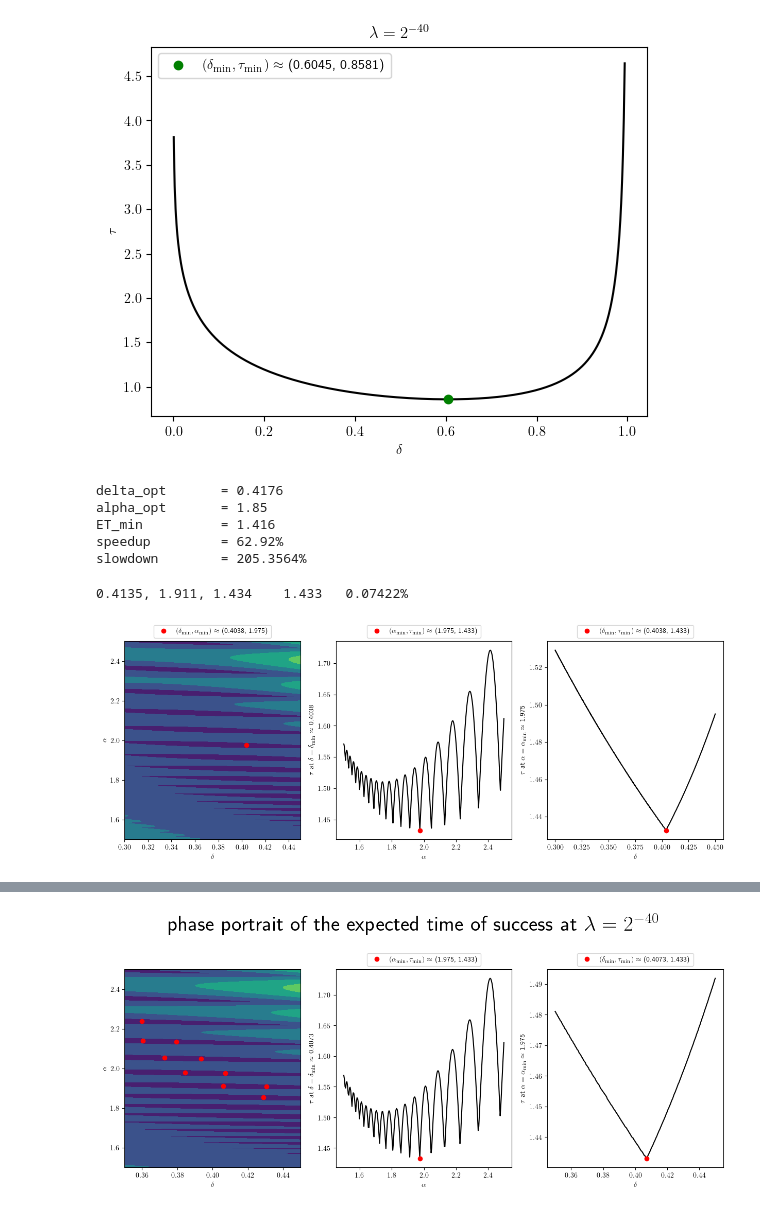
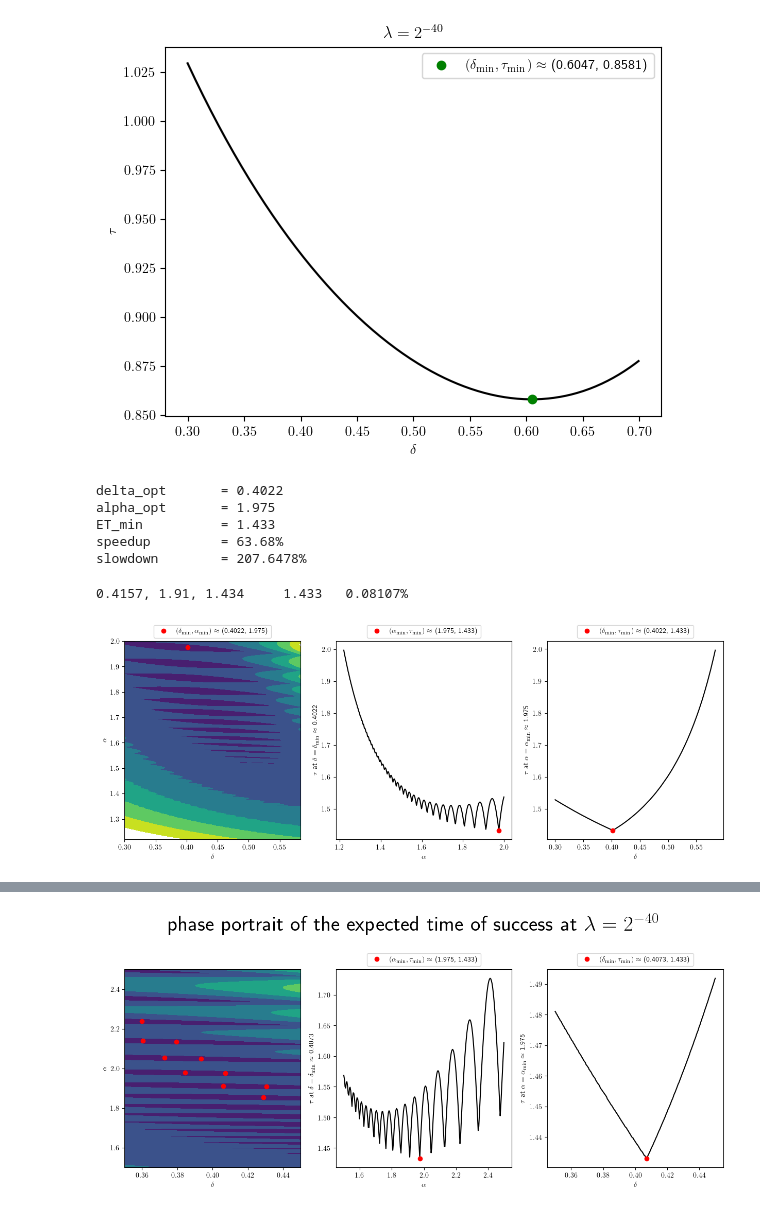
Before and after one commit to akos-nagy/FPGAS_for_QUBO, a Jupyter notebook: code/optimal_deltas.ipynb, the cells around one changed output, grey strips where cells are left out. Drawn from its saved outputs; the diff is of its cells as text; code cells hidden in the pictures.

```diff
--- a/code/optimal_deltas.ipynb
+++ b/code/optimal_deltas.ipynb
@@ -7,7 +7,7 @@ plt.rc("text", usetex=True)
 plt.rc("text.latex", preamble=r"\usepackage{nicefrac}")
 plt.rc("font", size=10)
 # %%
-n = 20
+n = 40
 ratio = 2**(- n)
 sq_one_minus_ratio = np.sqrt(1 - ratio)
 sq_ratio = np.sqrt(ratio)
@@ -20,7 +20,7 @@ Grover_expected_times = sq_ratio * l / np.square(np.sin((2 * l + 1) * np.arcsin(
 inv_log_step = 10
 step = 2**(- inv_log_step)
 
-deltas = np.arange(step, 1, step)
+deltas = np.arange(0.3, 0.7, step)
 R = np.arccosh(1 / deltas)
 #L0 = np.array(np.ceil(np.arccosh(1 / deltas) / np.arccosh(1 / sq_one_minus_ratio)), dtype=int) >> 1
 L0 = np.ceil(R / (2 * np.arccosh(1 / sq_one_minus_ratio)) - 1/2)
@@ -54,11 +54,11 @@ plt.plot(delta_min, expected_times_min, "go", label = r"$\left( \delta_{\min}, \
 plt.legend()
 plt.show()
 # %% [output]
-[figure, old version]
+[figure, new version]
 # %%
-log_delta_test = 10
-log_alpha_test = 18
-n = 15
+log_delta_test = 9
+log_alpha_test = 17
+n = 40
 
 delta_test = 2**log_delta_test
 alpha_test = 2**log_alpha_test
@@ -109,49 +109,46 @@ ET_old = 9 * np.sqrt(ratio) / (2 * np.sin(2 * np.arcsin(sq_ratio))) # -> 9 / 4
 
 print(f"delta_opt\t= {delta_opt:.4}\nalpha_opt\t= {alpha_opt:.4}\nET_min\t\t= {ET_min:.4}\nspeedup\t\t= {(ET_min / ET_old):.2%}\nslowdown\t= {(ET_min / min(Grover_expected_times)):.4%}")
 # %% [output]
-delta_opt       = 0.4176
-alpha_opt       = 1.85
-ET_min          = 1.416
-speedup         = 62.92%
-slowdown        = 205.3564%
+delta_opt       = 0.4022
+alpha_opt       = 1.975
+ET_min          = 1.433
+speedup         = 63.68%
+slowdown        = 207.6478%
 # %%
 i1, j1 = np.unravel_index(expected_times[:, alpha_range < alpha_opt * 0.999].argmin(), expected_times[:, alpha_range < alpha_opt * 0.999].shape)
 print(f"{delta_range[i1]:.4}, {alpha_range[j1]:.4}, {expected_times[i1, j1]:.4}\t{ET_min:.4}\t{(expected_times[i1, j1] / ET_min - 1):.5%}")
 # %% [output]
-0.4135, 1.911, 1.434    1.433   0.07422%
+0.4157, 1.91, 1.434     1.433   0.08107%
 # %%
 cut_off = 2
 
 fig, axs = plt.subplots(nrows=1, ncols=3, sharey=False, figsize=(15, 5))
 
 #fig.suptitle(f"phase portrait of the expected time of success at " + r"$\lambda = 2^{-40}$",  y=1.1, fontsize=30)
 
 axs[0].contourf(delta_range[expected_times[:, j0] < cut_off], alpha_range[expected_times[i0] < cut_off], expected_times.T[np.ix_(expected_times[i0] < cut_off, expected_times[:, j0] < cut_off)], levels=np.round(np.arange(np.floor(ET_min*10) / 10, cut_off, 0.1), 1))
 axs[0].set(xlabel=r"$\delta$",
             ylabel=r"$\alpha$")
 axs[0].plot(delta_opt, alpha_opt, "ro", label = r"$\left( \delta_{\min},\alpha_{\min} \right) \approx$" + f" ({delta_opt:.4}, {alpha_opt:.4})")
 #axs[0].plot(delta_range[i1], alpha_range[j1], "yo", label = r"$\left( \delta_{\min^*}, \alpha_{\min^*} \right) \approx$" + f" ({delta_range[i1]:.4}, {alpha_range[j1]:.4})")
 axs[0].legend(bbox_to_anchor = (0.5, 1.1), loc = "upper center")
 
-#axs[1].plot(alpha_range[expected_times[i0] < cut_off],
-#            expected_times[i0][expected_times[i0] < cut_off],
-#            color="black")
-axs[1].plot(alpha_range,
-            expected_times[i0],
+axs[1].plot(alpha_range[expected_times[i0] < cut_off],
+            expected_times[i0][expected_times[i0] < cut_off],
             color="black")
 axs[1].plot(alpha_opt, ET_min, "ro", label = r"$\left( \alpha_{\min}, \tau_{\min} \right) \approx$" + f" ({alpha_opt:.4}, {ET_min:.4})")
 axs[1].set(xlabel=r"$\alpha$",
             ylabel=r"$\tau$" + f" at " + r"$\delta = \delta_{\min} \approx$" + f" {delta_opt:.4}")
 axs[1].legend(bbox_to_anchor = (0.5, 1.1), loc = "upper center")
 
 axs[2].plot(delta_range[expected_times[:, j0] < cut_off],
             expected_times[:, j0][expected_times[:, j0] < cut_off],
             color="black")
 axs[2].plot(delta_opt, ET_min, "ro", label = r"$\left( \delta_{\min}, \tau_{\min} \right) \approx$" + f" ({delta_opt:.4}, {ET_min:.4})")
 axs[2].set(xlabel=r"$\delta$",
             ylabel=r"$\tau$" + f" at " + r"$\alpha = \alpha_{\min} \approx$" + f" {alpha_opt:.4}")
 axs[2].legend(bbox_to_anchor = (0.5, 1.1), loc = "upper center")
 
 plt.show()
 # %% [output]
-[figure, old version]
+[figure, new version]
```
Also changed, not shown: parts of 3 cells of this notebook.
